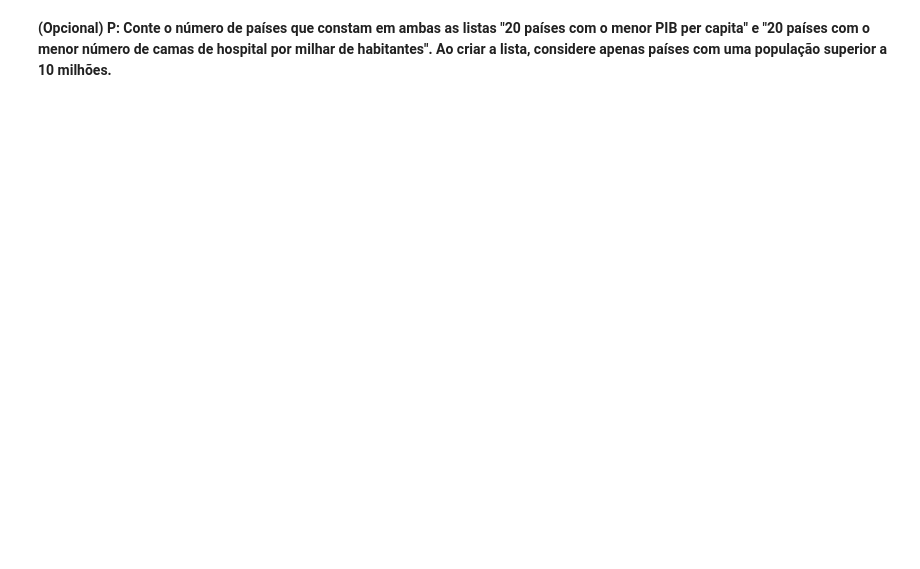
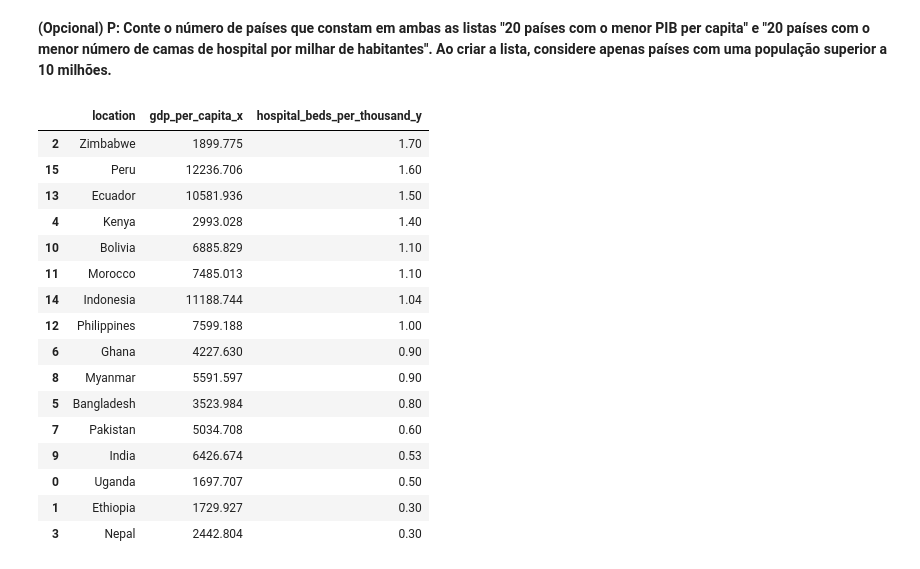
Before and after one commit to klysman08/pcd-ips, a Jupyter notebook: Exercicio Aula 5 - Análise de Dados com Pandas.ipynb, the cells around one changed output. Cells and saved outputs as stored; diff of their text form; code cells hidden in the pictures; blank space fills up the shorter version.

```diff
--- a/Exercicio Aula 5 - Análise de Dados com Pandas.ipynb
+++ b/Exercicio Aula 5 - Análise de Dados com Pandas.ipynb
@@ -173,4 +245,0 @@ combined_df['tests_per_million'] = combined_df['total_tests'] * 1e6 / combined_d
-# %%
-combined_df['cases_per_million'] = ???
-# %%
-combined_df['deaths_per_million'] = ???
@@ -199,2 +314,26 @@ highest_deaths_df
 # %% [markdown]
 **(Opcional) P: Conte o número de países que constam em ambas as listas "20 países com o menor PIB per capita" e "20 países com o menor número de camas de hospital por milhar de habitantes". Ao criar a lista, considere apenas países com uma população superior a 10 milhões.**
+# %%
+countries_10m = combined_df.where(combined_df.population > 10e6).dropna()
+countries_lower_gdp = countries_10m.sort_values('gdp_per_capita',ascending=True ).head(20).copy()
+countries_lower_bed = countries_10m.sort_values('hospital_beds_per_thousand',ascending=True).head(20).copy()
+marger_lower_gdp_bed = countries_lower_gdp.merge(countries_lower_bed, on='location')
+marger_lower_gdp_bed[['location', 'gdp_per_capita_x', 'hospital_beds_per_thousand_y']].sort_values('hospital_beds_per_thousand_y', ascending=False)
+# %% [output]
+|  | location | gdp_per_capita_x | hospital_beds_per_thousand_y |
+| 2 | Zimbabwe | 1899.775 | 1.70 |
+| 15 | Peru | 12236.706 | 1.60 |
+| 13 | Ecuador | 10581.936 | 1.50 |
+| 4 | Kenya | 2993.028 | 1.40 |
+| 10 | Bolivia | 6885.829 | 1.10 |
+| 11 | Morocco | 7485.013 | 1.10 |
+| 14 | Indonesia | 11188.744 | 1.04 |
+| 12 | Philippines | 7599.188 | 1.00 |
+| 6 | Ghana | 4227.630 | 0.90 |
+| 8 | Myanmar | 5591.597 | 0.90 |
+| 5 | Bangladesh | 3523.984 | 0.80 |
+| 7 | Pakistan | 5034.708 | 0.60 |
+| 9 | India | 6426.674 | 0.53 |
+| 0 | Uganda | 1697.707 | 0.50 |
+| 1 | Ethiopia | 1729.927 | 0.30 |
+| 3 | Nepal | 2442.804 | 0.30 |
```
Also changed, not shown: parts of 28 cells of this notebook, 1 other file.
